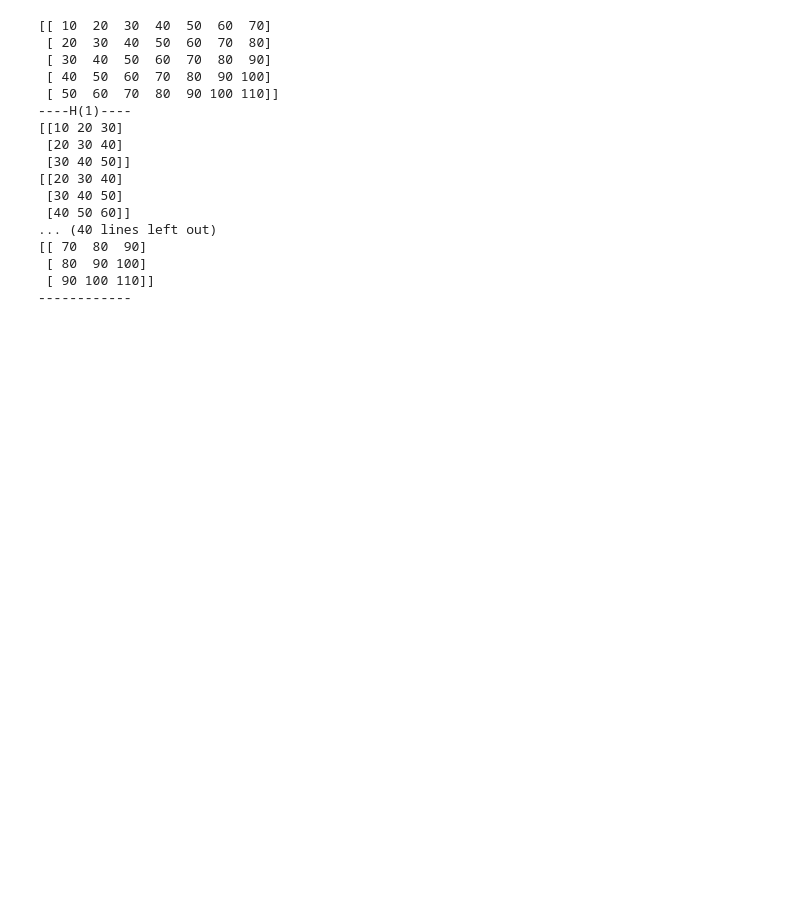
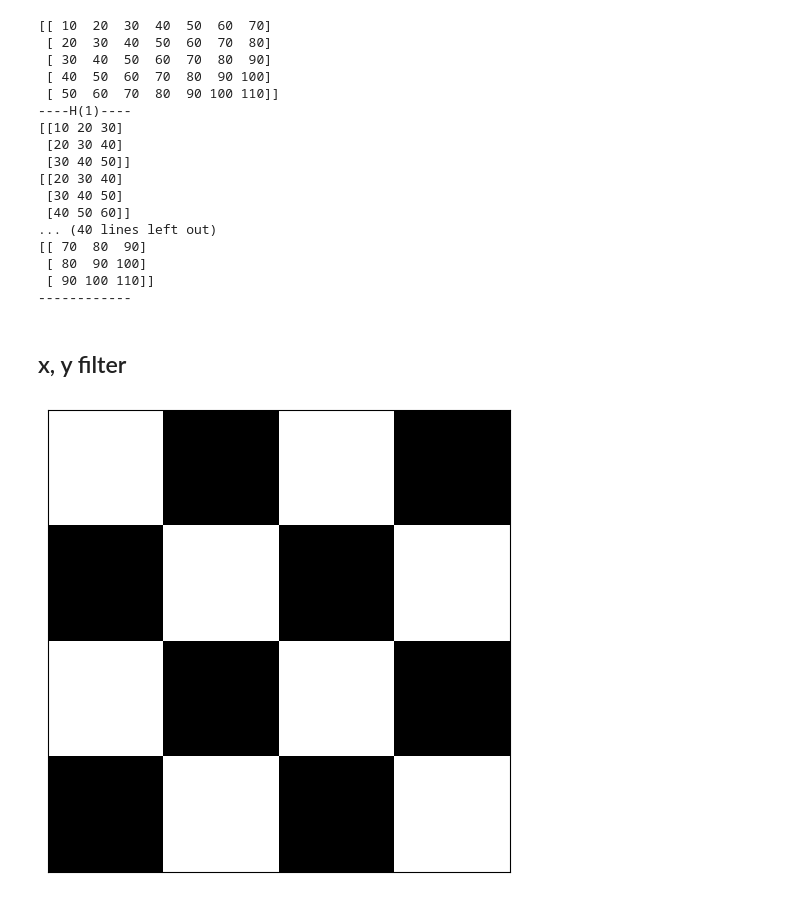
Before and after one commit to zave7/machine-learning, a Jupyter notebook: algorithm/CNN/sobel_filtering.ipynb, the cells around one changed output. Drawn from its saved outputs; the diff is of its cells as text; code cells hidden in the pictures; blank space fills up the shorter version.

Commit message:
x,y filtering

```diff
--- a/algorithm/CNN/sobel_filtering.ipynb
+++ b/algorithm/CNN/sobel_filtering.ipynb
@@ -357,3 +357,45 @@ for idx_h in range(L_H):
  [ 80  90 100]
  [ 90 100 110]]
 ------------
+# %% [markdown]
+## x, y filter
+# %%
+import numpy as np
+import matplotlib.pyplot as plt
+
+white = 255
+black = 0
+
+white_patch = np.array(white).reshape(1, -1).repeat(10, axis=1)
+black_patch = np.array(black).reshape(1, -1).repeat(10, axis=1)
+
+top_img = np.hstack([white_patch, black_patch]).repeat(10, axis=0)
+bottom_img = np.hstack([black_patch, white_patch]).repeat(10, axis=0)
+
+data = np.tile(np.vstack([top_img, bottom_img]), reps=[2, 2])
+
+filter_x = np.array([(-1, 0, +1), (-2, 0, +2), (-1, 0, +1)])
+filter_y = np.array([(+1, +2, +1), (0, 0, 0), (-1, -2, -1)])
+
+W = 3
+H_, W_ = data.shape
+L_H = H_ - W + 1
+L_W = W_ - W + 1
+
+result_x = np.zeros(np.prod([L_H, L_W])).reshape((L_H, L_W))
+result_y = np.zeros(np.prod([L_H, L_W])).reshape((L_H, L_W))
+
+for idx_h in range(L_H):
+    for idx_w in range(L_W):
+        window = data[idx_h:idx_h + W,idx_w:idx_w + W] # (3, 3)
+        co_x_value = (window * filter_x).sum()
+        result_x[idx_h][idx_w] = co_x_value
+        co_y_value = (window * filter_y).sum()
+        result_y[idx_h][idx_w] = co_y_value
+
+fig, ax = plt.subplots(figsize=(6, 6))
+ax.imshow(data, cmap="gray")
+ax.tick_params(left=False, labelleft=False, bottom=False, labelbottom=False)
+plt.show()
+# %% [output]
+[figure, added]
```
Also changed, not shown: parts of 4 cells of this notebook.
